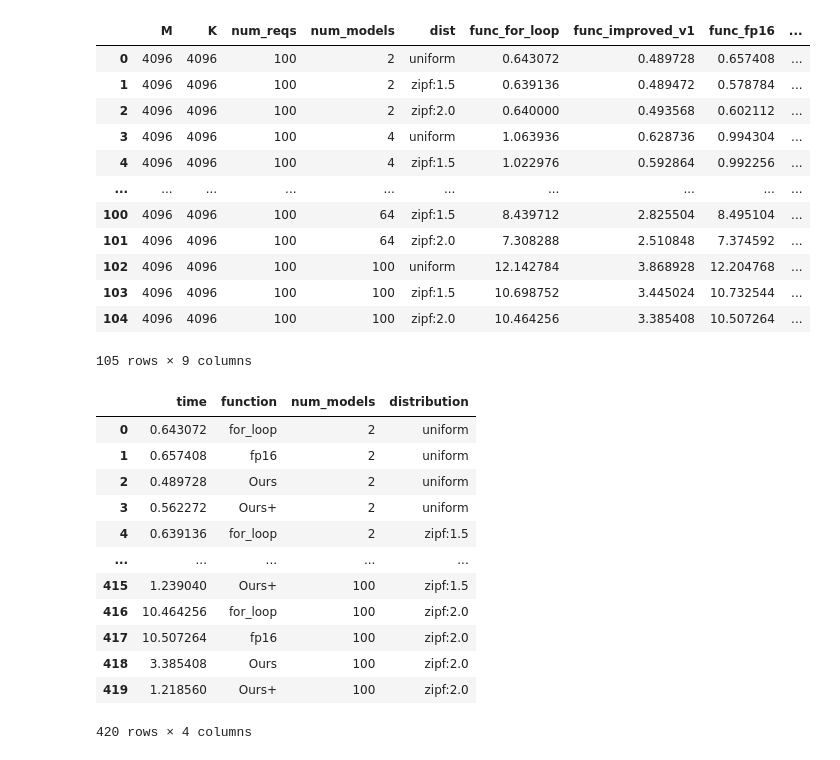
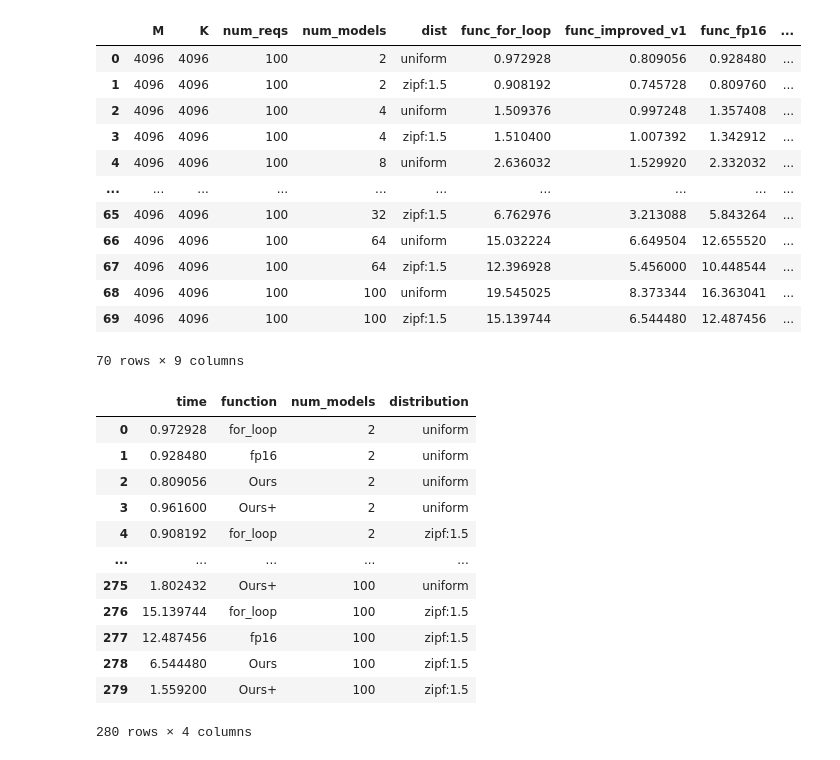
Before and after one commit to eth-easl/triteia, a Jupyter notebook: notebooks/plot.ipynb, the cells around one changed output. Saved outputs shown, nothing was run; the diff lists cells and outputs as text; code cells hidden in the pictures.

```diff
--- a/notebooks/plot.ipynb
+++ b/notebooks/plot.ipynb
@@ -1,44 +1,44 @@
 # %%
 import seaborn as sns
 import matplotlib.pyplot as plt
 import matplotlib
 import pandas as pd
 
 def set_matplotlib_style():
     pd.set_option("display.max_columns", 500)
     sns.set_style("ticks")
     font = {
         "font.family": "Roboto",
         "font.size": 12,
     }
     sns.set_style(font)
     paper_rc = {
         "lines.linewidth": 3,
         "lines.markersize": 10,
     }
     sns.set_context("paper", font_scale=2, rc=paper_rc)
     current_palette = sns.color_palette()
     cmp = sns.color_palette("tab10")
     matplotlib.rcParams["pdf.fonttype"] = 42
     matplotlib.rcParams["ps.fonttype"] = 42
 
 set_matplotlib_style()
-full_df = pd.read_csv("../.local/benchmark_marlin.csv")
+full_df = pd.read_csv("../.local/a800_benchmark.csv")
 full_df
 # %% [output]
 |  | M | K | num_reqs | num_models | dist | func_for_loop | func_improved_v1 | func_fp16 | ... |
-| 0 | 4096 | 4096 | 100 | 2 | uniform | 0.643072 | 0.489728 | 0.657408 | ... |
-| 1 | 4096 | 4096 | 100 | 2 | zipf:1.5 | 0.639136 | 0.489472 | 0.578784 | ... |
-| 2 | 4096 | 4096 | 100 | 2 | zipf:2.0 | 0.640000 | 0.493568 | 0.602112 | ... |
-| 3 | 4096 | 4096 | 100 | 4 | uniform | 1.063936 | 0.628736 | 0.994304 | ... |
-| 4 | 4096 | 4096 | 100 | 4 | zipf:1.5 | 1.022976 | 0.592864 | 0.992256 | ... |
+| 0 | 4096 | 4096 | 100 | 2 | uniform | 0.972928 | 0.809056 | 0.928480 | ... |
+| 1 | 4096 | 4096 | 100 | 2 | zipf:1.5 | 0.908192 | 0.745728 | 0.809760 | ... |
+| 2 | 4096 | 4096 | 100 | 4 | uniform | 1.509376 | 0.997248 | 1.357408 | ... |
+| 3 | 4096 | 4096 | 100 | 4 | zipf:1.5 | 1.510400 | 1.007392 | 1.342912 | ... |
+| 4 | 4096 | 4096 | 100 | 8 | uniform | 2.636032 | 1.529920 | 2.332032 | ... |
 | ... | ... | ... | ... | ... | ... | ... | ... | ... | ... |
-| 100 | 4096 | 4096 | 100 | 64 | zipf:1.5 | 8.439712 | 2.825504 | 8.495104 | ... |
-| 101 | 4096 | 4096 | 100 | 64 | zipf:2.0 | 7.308288 | 2.510848 | 7.374592 | ... |
-| 102 | 4096 | 4096 | 100 | 100 | uniform | 12.142784 | 3.868928 | 12.204768 | ... |
-| 103 | 4096 | 4096 | 100 | 100 | zipf:1.5 | 10.698752 | 3.445024 | 10.732544 | ... |
-| 104 | 4096 | 4096 | 100 | 100 | zipf:2.0 | 10.464256 | 3.385408 | 10.507264 | ... |
+| 65 | 4096 | 4096 | 100 | 32 | zipf:1.5 | 6.762976 | 3.213088 | 5.843264 | ... |
+| 66 | 4096 | 4096 | 100 | 64 | uniform | 15.032224 | 6.649504 | 12.655520 | ... |
+| 67 | 4096 | 4096 | 100 | 64 | zipf:1.5 | 12.396928 | 5.456000 | 10.448544 | ... |
+| 68 | 4096 | 4096 | 100 | 100 | uniform | 19.545025 | 8.373344 | 16.363041 | ... |
+| 69 | 4096 | 4096 | 100 | 100 | zipf:1.5 | 15.139744 | 6.544480 | 12.487456 | ... |
-105 rows × 9 columns
+70 rows × 9 columns
 # %%
 results = []
 for row in full_df.iterrows():
@@ -70,18 +70,18 @@ new_df = pd.DataFrame(results)
 new_df
 # %% [output]
 |  | time | function | num_models | distribution |
-| 0 | 0.643072 | for_loop | 2 | uniform |
-| 1 | 0.657408 | fp16 | 2 | uniform |
-| 2 | 0.489728 | Ours | 2 | uniform |
-| 3 | 0.562272 | Ours+ | 2 | uniform |
-| 4 | 0.639136 | for_loop | 2 | zipf:1.5 |
+| 0 | 0.972928 | for_loop | 2 | uniform |
+| 1 | 0.928480 | fp16 | 2 | uniform |
+| 2 | 0.809056 | Ours | 2 | uniform |
+| 3 | 0.961600 | Ours+ | 2 | uniform |
+| 4 | 0.908192 | for_loop | 2 | zipf:1.5 |
 | ... | ... | ... | ... | ... |
-| 415 | 1.239040 | Ours+ | 100 | zipf:1.5 |
-| 416 | 10.464256 | for_loop | 100 | zipf:2.0 |
-| 417 | 10.507264 | fp16 | 100 | zipf:2.0 |
-| 418 | 3.385408 | Ours | 100 | zipf:2.0 |
-| 419 | 1.218560 | Ours+ | 100 | zipf:2.0 |
+| 275 | 1.802432 | Ours+ | 100 | uniform |
+| 276 | 15.139744 | for_loop | 100 | zipf:1.5 |
+| 277 | 12.487456 | fp16 | 100 | zipf:1.5 |
+| 278 | 6.544480 | Ours | 100 | zipf:1.5 |
+| 279 | 1.559200 | Ours+ | 100 | zipf:1.5 |
-420 rows × 4 columns
+280 rows × 4 columns
 # %%
 zipf_df = new_df[new_df["distribution"] == "zipf:1.5"]
 uniform_df = new_df[new_df["distribution"] == "uniform"]
```
Also changed, not shown: parts of 1 cell of this notebook, 4 other files.
